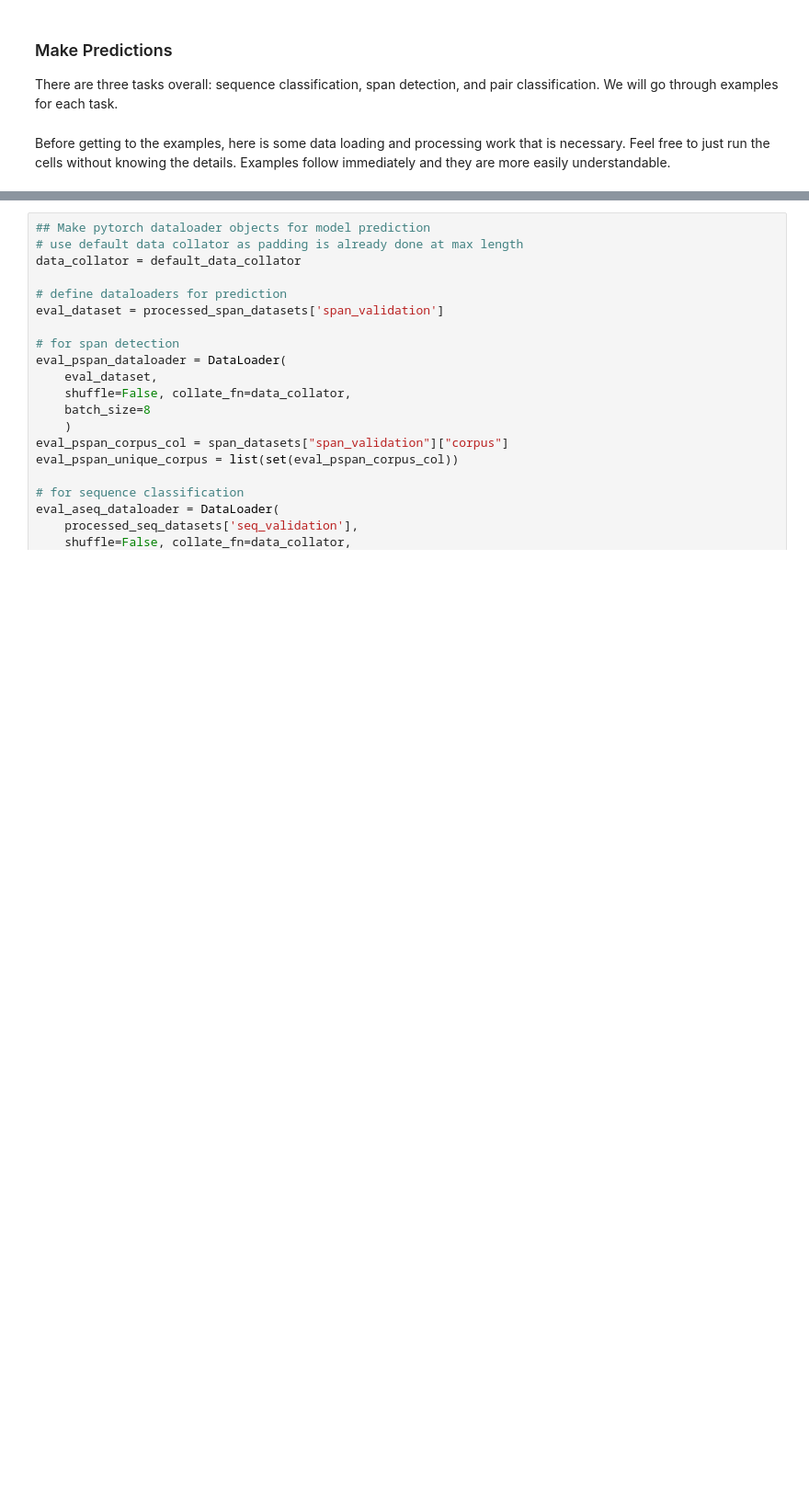
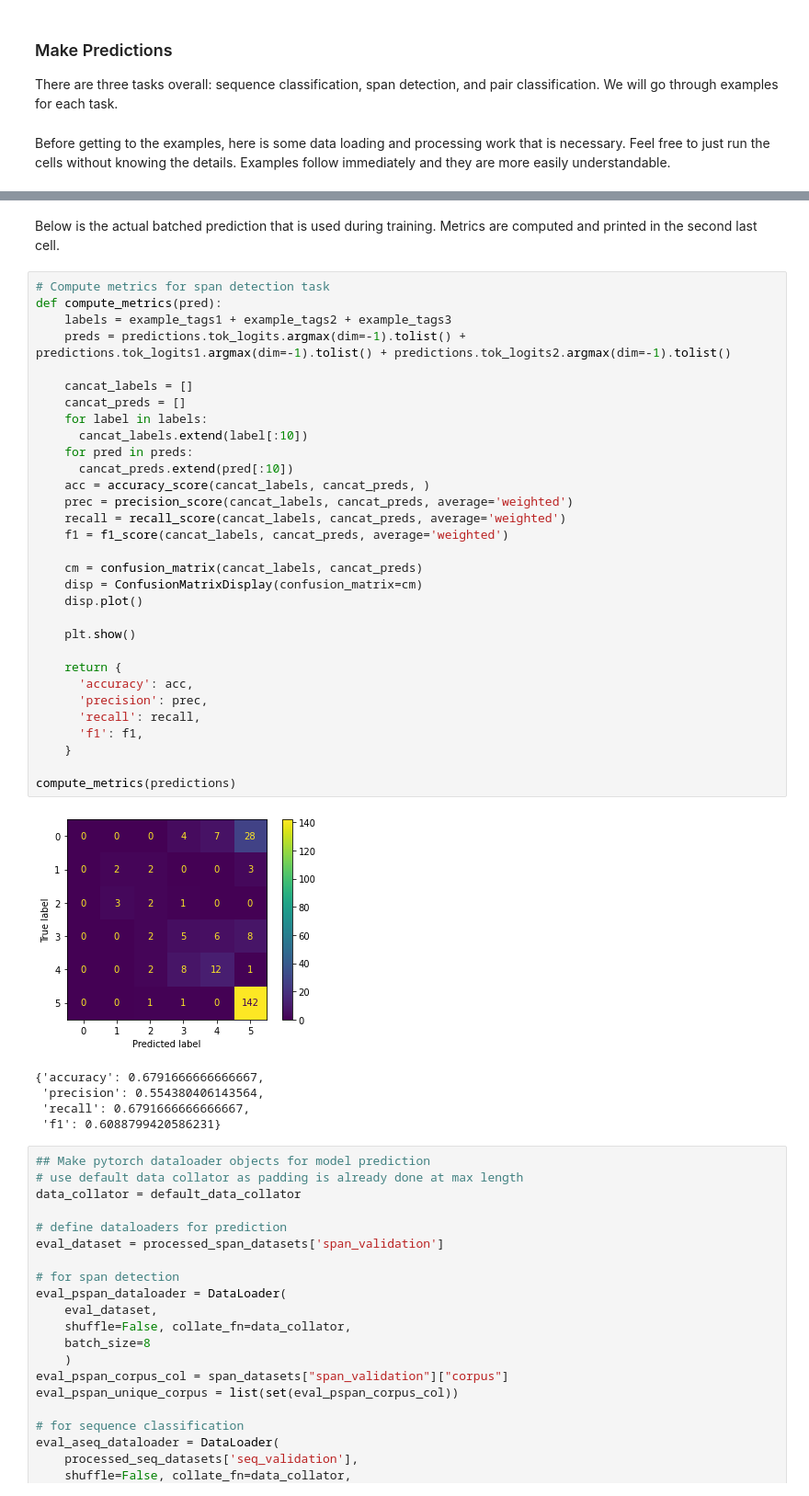
Before and after one commit to tanfiona/UniCausal, a Jupyter notebook: tutorials/Predicting with pretrained models.ipynb, the cells around one changed output, grey strips where cells are left out. Shown at 92% size. Saved outputs shown, nothing was run; the diff lists cells and outputs as text; blank space fills up the shorter version.

```diff
--- a/tutorials/Predicting with pretrained models.ipynb
+++ b/tutorials/Predicting with pretrained models.ipynb
@@ -212,3 +386,42 @@ WARNING:datasets.builder:Reusing dataset csv (/home/jiatong/.cache/huggingface/d
+# %% [markdown]
+Below is the actual batched prediction that is used during training. Metrics are computed and printed in the second last cell.
+# %%
+# Compute metrics for span detection task
+def compute_metrics(pred):
+    labels = example_tags1 + example_tags2 + example_tags3
+    preds = predictions.tok_logits.argmax(dim=-1).tolist() + predictions.tok_logits1.argmax(dim=-1).tolist() + predictions.tok_logits2.argmax(dim=-1).tolist()
+
+    cancat_labels = []
+    cancat_preds = []
+    for label in labels:
+      cancat_labels.extend(label[:10])
+    for pred in preds:
+      cancat_preds.extend(pred[:10])
+    acc = accuracy_score(cancat_labels, cancat_preds, )
+    prec = precision_score(cancat_labels, cancat_preds, average='weighted')
+    recall = recall_score(cancat_labels, cancat_preds, average='weighted')
+    f1 = f1_score(cancat_labels, cancat_preds, average='weighted')
+
+    cm = confusion_matrix(cancat_labels, cancat_preds)
+    disp = ConfusionMatrixDisplay(confusion_matrix=cm)
+    disp.plot()
+
+    plt.show()
+
+    return {
+      'accuracy': acc,
+      'precision': prec,
+      'recall': recall,
+      'f1': f1,
+    }
+
+compute_metrics(predictions)
+# %% [output]
+[figure, added]
+{'accuracy': 0.6791666666666667,
+ 'precision': 0.554380406143564,
+ 'recall': 0.6791666666666667,
+ 'f1': 0.6088799420586231}
 # %%
 ## Make pytorch dataloader objects for model prediction
 # use default data collator as padding is already done at max length
```
Also changed, not shown: parts of 22 cells of this notebook.
